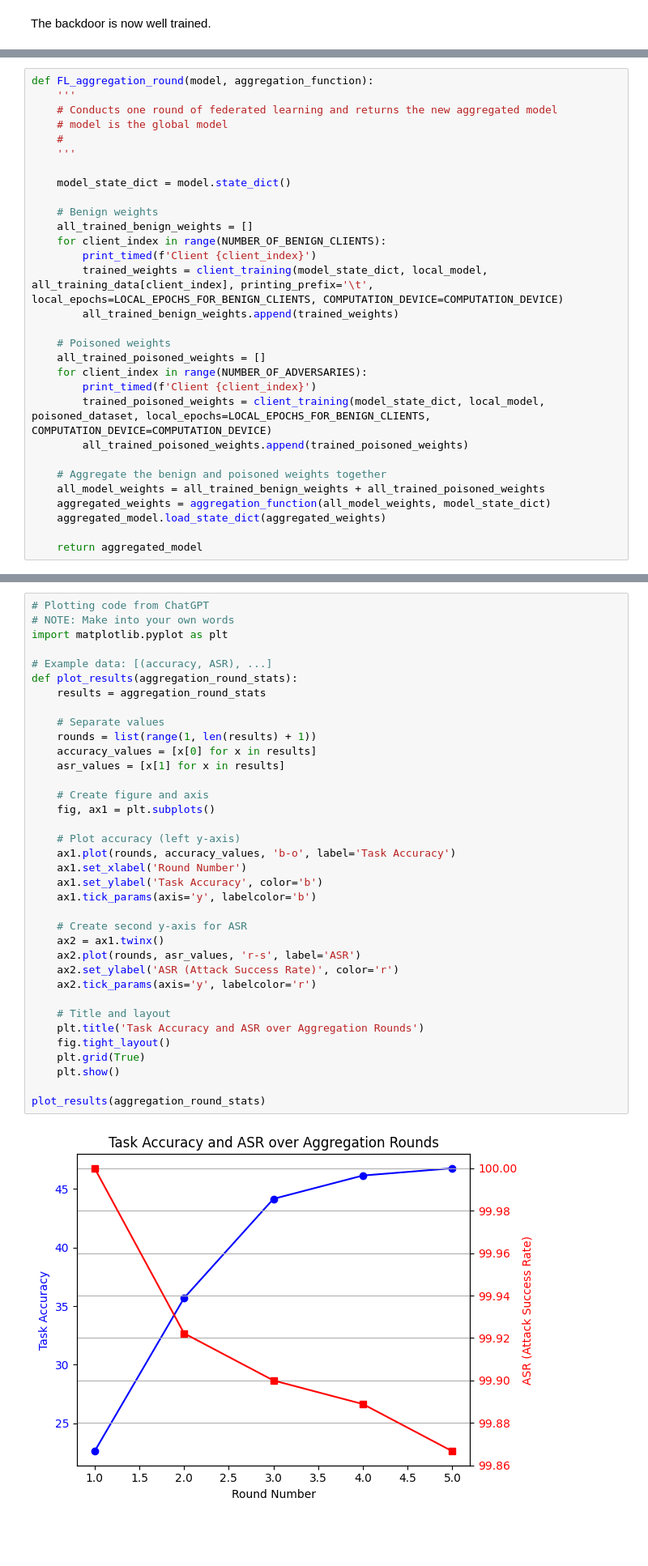
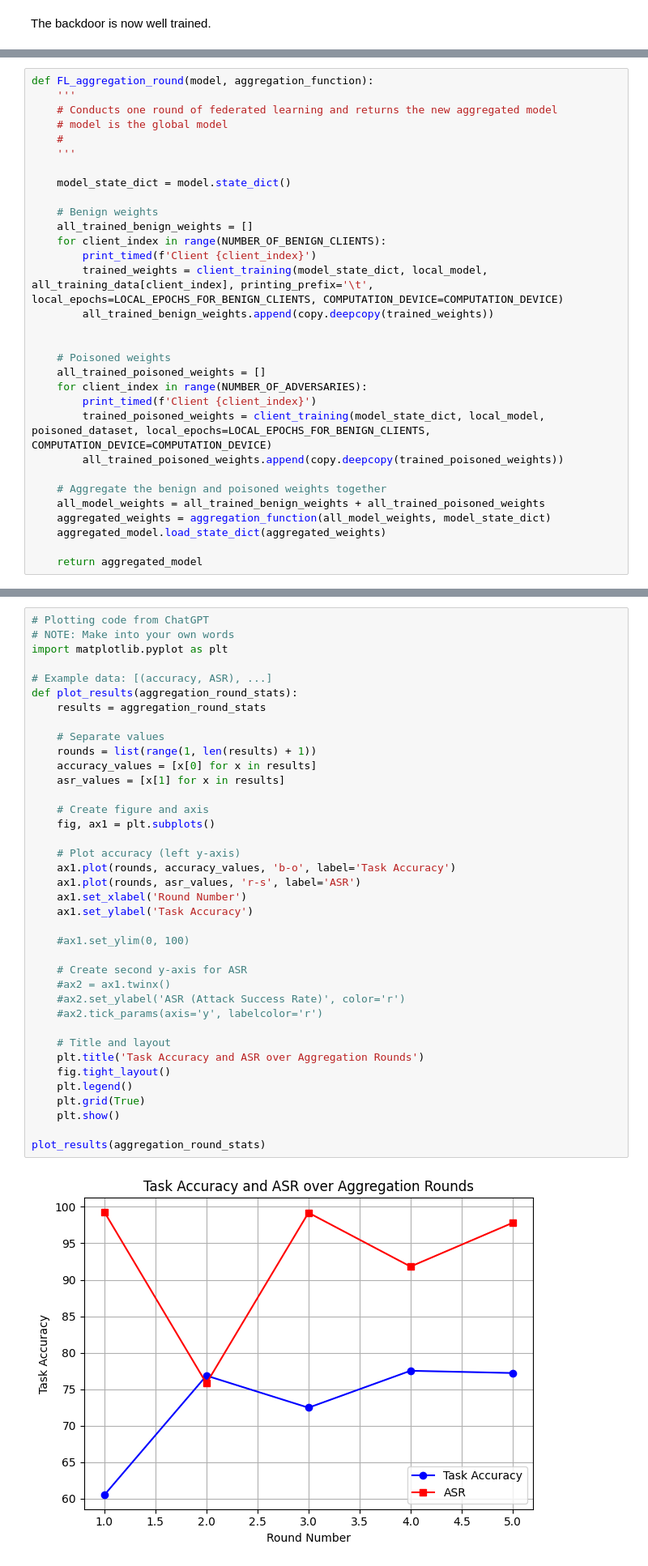
Before and after one commit to aschroede/SPML, a Jupyter notebook: Homework/Homework3/Homework3.ipynb, the cells around one changed output, grey strips where cells are left out. Shown at 81% size. Saved outputs shown, nothing was run; the diff lists cells and outputs as text; blank space fills up the shorter version.

```diff
--- a/Homework/Homework3/Homework3.ipynb
+++ b/Homework/Homework3/Homework3.ipynb
@@ -695,14 +702,15 @@ def FL_aggregation_round(model, aggregation_function):
     for client_index in range(NUMBER_OF_BENIGN_CLIENTS):
         print_timed(f'Client {client_index}')
         trained_weights = client_training(model_state_dict, local_model, all_training_data[client_index], printing_prefix='\t', local_epochs=LOCAL_EPOCHS_FOR_BENIGN_CLIENTS, COMPUTATION_DEVICE=COMPUTATION_DEVICE)
-        all_trained_benign_weights.append(trained_weights)
+        all_trained_benign_weights.append(copy.deepcopy(trained_weights))
+
 
     # Poisoned weights
     all_trained_poisoned_weights = []
     for client_index in range(NUMBER_OF_ADVERSARIES):
         print_timed(f'Client {client_index}')
         trained_poisoned_weights = client_training(model_state_dict, local_model, poisoned_dataset, local_epochs=LOCAL_EPOCHS_FOR_BENIGN_CLIENTS, COMPUTATION_DEVICE=COMPUTATION_DEVICE)
-        all_trained_poisoned_weights.append(trained_poisoned_weights)
+        all_trained_poisoned_weights.append(copy.deepcopy(trained_poisoned_weights))
 
     # Aggregate the benign and poisoned weights together
     all_model_weights = all_trained_benign_weights + all_trained_poisoned_weights
@@ -766,40 +847,42 @@ KeyboardInterrupt:
 # Plotting code from ChatGPT
 # NOTE: Make into your own words
 import matplotlib.pyplot as plt
 
 # Example data: [(accuracy, ASR), ...]
 def plot_results(aggregation_round_stats):
     results = aggregation_round_stats
 
     # Separate values
     rounds = list(range(1, len(results) + 1))
     accuracy_values = [x[0] for x in results]
     asr_values = [x[1] for x in results]
 
     # Create figure and axis
     fig, ax1 = plt.subplots()
 
     # Plot accuracy (left y-axis)
     ax1.plot(rounds, accuracy_values, 'b-o', label='Task Accuracy')
+    ax1.plot(rounds, asr_values, 'r-s', label='ASR')
     ax1.set_xlabel('Round Number')
-    ax1.set_ylabel('Task Accuracy', color='b')
-    ax1.tick_params(axis='y', labelcolor='b')
+    ax1.set_ylabel('Task Accuracy')
+
+    #ax1.set_ylim(0, 100)
 
     # Create second y-axis for ASR
-    ax2 = ax1.twinx()
-    ax2.plot(rounds, asr_values, 'r-s', label='ASR')
-    ax2.set_ylabel('ASR (Attack Success Rate)', color='r')
-    ax2.tick_params(axis='y', labelcolor='r')
+    #ax2 = ax1.twinx()
+    #ax2.set_ylabel('ASR (Attack Success Rate)', color='r')
+    #ax2.tick_params(axis='y', labelcolor='r')
 
     # Title and layout
     plt.title('Task Accuracy and ASR over Aggregation Rounds')
     fig.tight_layout()
+    plt.legend()
     plt.grid(True)
     plt.show()
 
 plot_results(aggregation_round_stats)
 # %% [output]
-[figure, old version]
+[figure, new version]
 # %% [markdown]
 ## (b) (2 points) Source Agnostic FL with Krum Attack
 # %%
```
Also changed, not shown: parts of 18 cells of this notebook, 1 other file.
